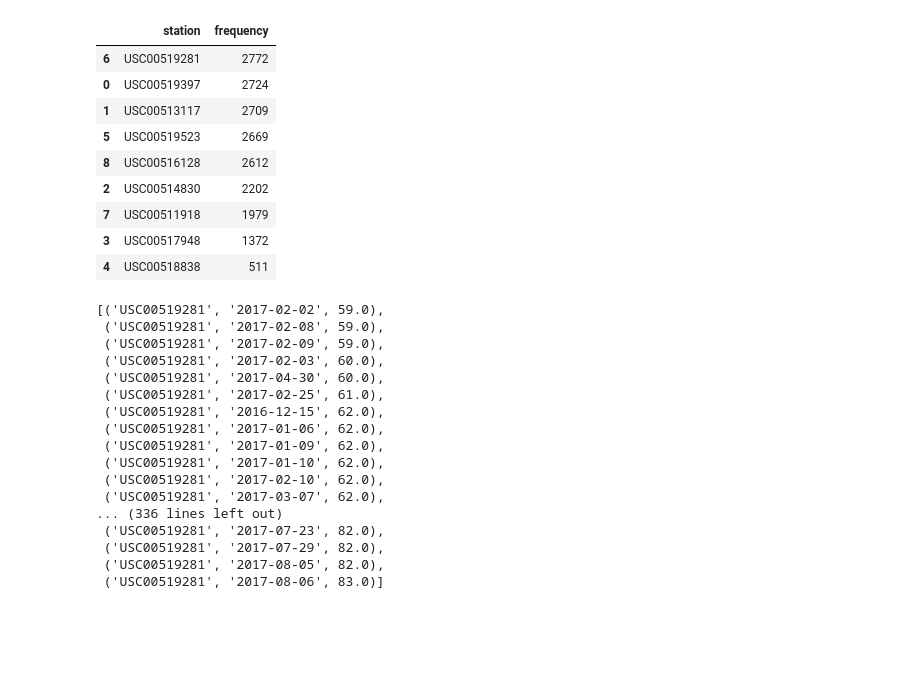
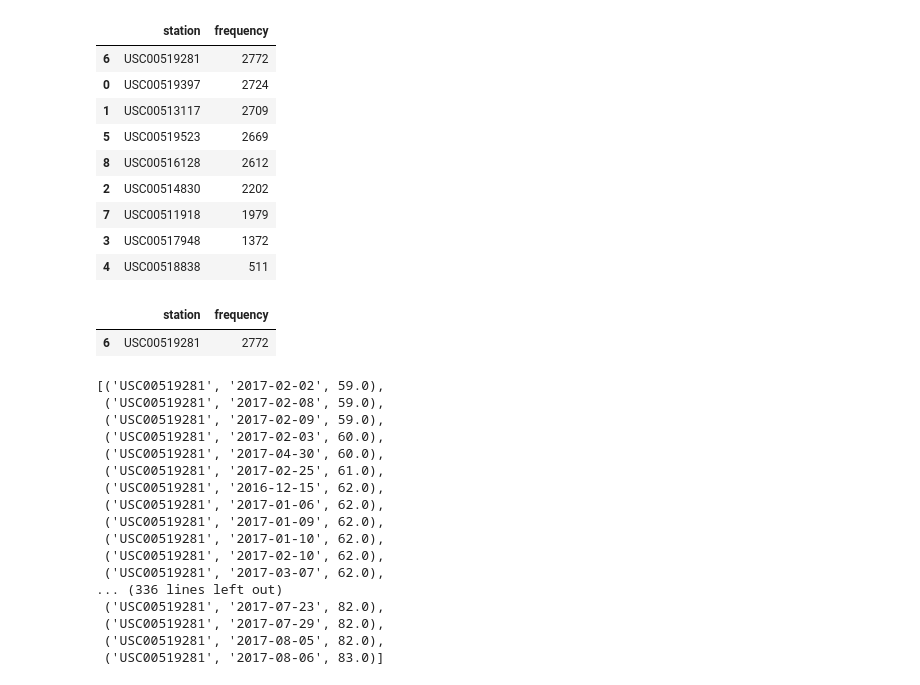
Before and after one commit to jamisonunruh24/sqlalchemy-challenge, a Jupyter notebook: sqlalchemy.ipynb, the cells around one changed output. Drawn from its saved outputs; the diff is of its cells as text; code cells hidden in the pictures; blank space fills up the shorter version.

```diff
--- a/sqlalchemy.ipynb
+++ b/sqlalchemy.ipynb
@@ -153,4 +160,10 @@ stations_df
 | 7 | USC00511918 | 1979 |
 | 3 | USC00517948 | 1372 |
 | 4 | USC00518838 | 511 |
+# %%
+#Which station had the highest number of observations?
+stations_df.head(1)
+# %% [output]
+|  | station | frequency |
+| 6 | USC00519281 | 2772 |
 # %%
```
Also changed, not shown: parts of 14 cells of this notebook.
